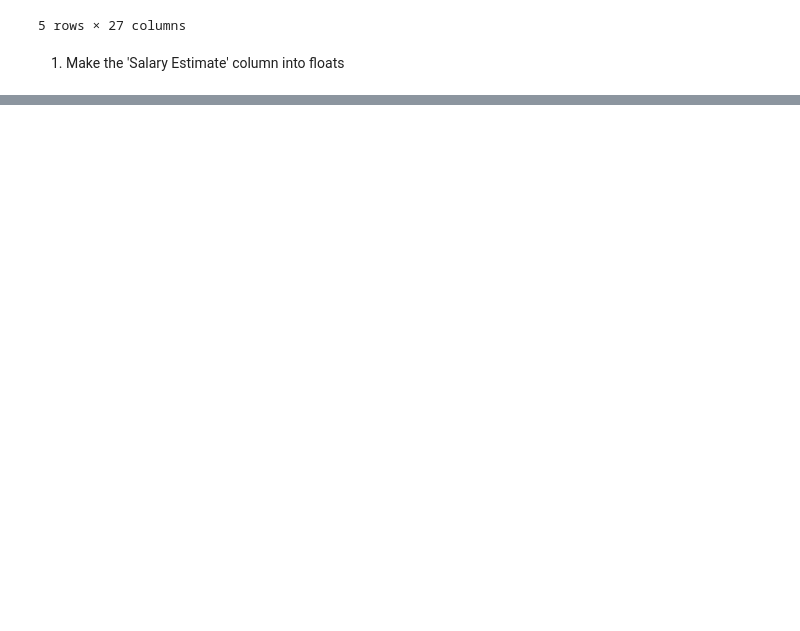
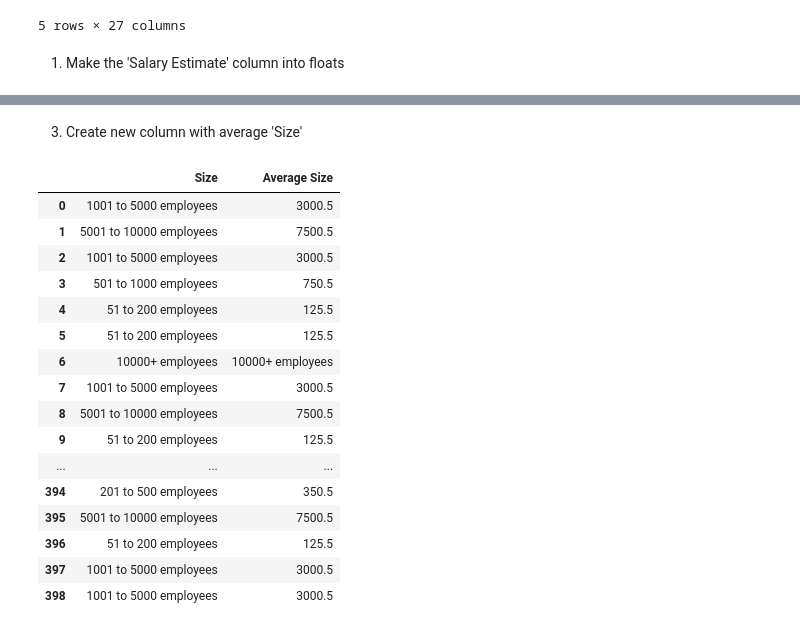
Before and after one commit to Kayra3Oz/Data-Analyst-Portfolio, a Jupyter notebook: Project 1/data_cleaning_and_transformation.ipynb, the cells around one changed output, grey strips where cells are left out. Drawn from its saved outputs; the diff is of its cells as text; code cells hidden in the pictures; blank space fills up the shorter version.

```diff
--- a/Project 1/data_cleaning_and_transformation.ipynb
+++ b/Project 1/data_cleaning_and_transformation.ipynb
@@ -34,0 +61,36 @@ df.head()
+# %% [markdown]
+3. Create new column with average 'Size'
+# %%
+def calculate_average_size(x):
+    parts = x.split(" ")
+    if len(parts) > 3:
+        a = parts[0]
+        b = parts[2]
+        a = int(a)
+        b = int(b)
+        average = (a+b) / 2
+        return average
+    else:
+        return x
+
+
+df['Average Size'] = df['Size'].apply(lambda x: calculate_average_size(x))
+df[['Size', 'Average Size']]
+# %% [output]
+|  | Size | Average Size |
+| 0 | 1001 to 5000 employees | 3000.5 |
+| 1 | 5001 to 10000 employees | 7500.5 |
+| 2 | 1001 to 5000 employees | 3000.5 |
+| 3 | 501 to 1000 employees | 750.5 |
+| 4 | 51 to 200 employees | 125.5 |
+| 5 | 51 to 200 employees | 125.5 |
+| 6 | 10000+ employees | 10000+ employees |
+| 7 | 1001 to 5000 employees | 3000.5 |
+| 8 | 5001 to 10000 employees | 7500.5 |
+| 9 | 51 to 200 employees | 125.5 |
+| ... | ... | ... |
+| 394 | 201 to 500 employees | 350.5 |
+| 395 | 5001 to 10000 employees | 7500.5 |
+| 396 | 51 to 200 employees | 125.5 |
+| 397 | 1001 to 5000 employees | 3000.5 |
+| 398 | 1001 to 5000 employees | 3000.5 |
```
Also changed, not shown: parts of 3 cells of this notebook, 1 other file.
